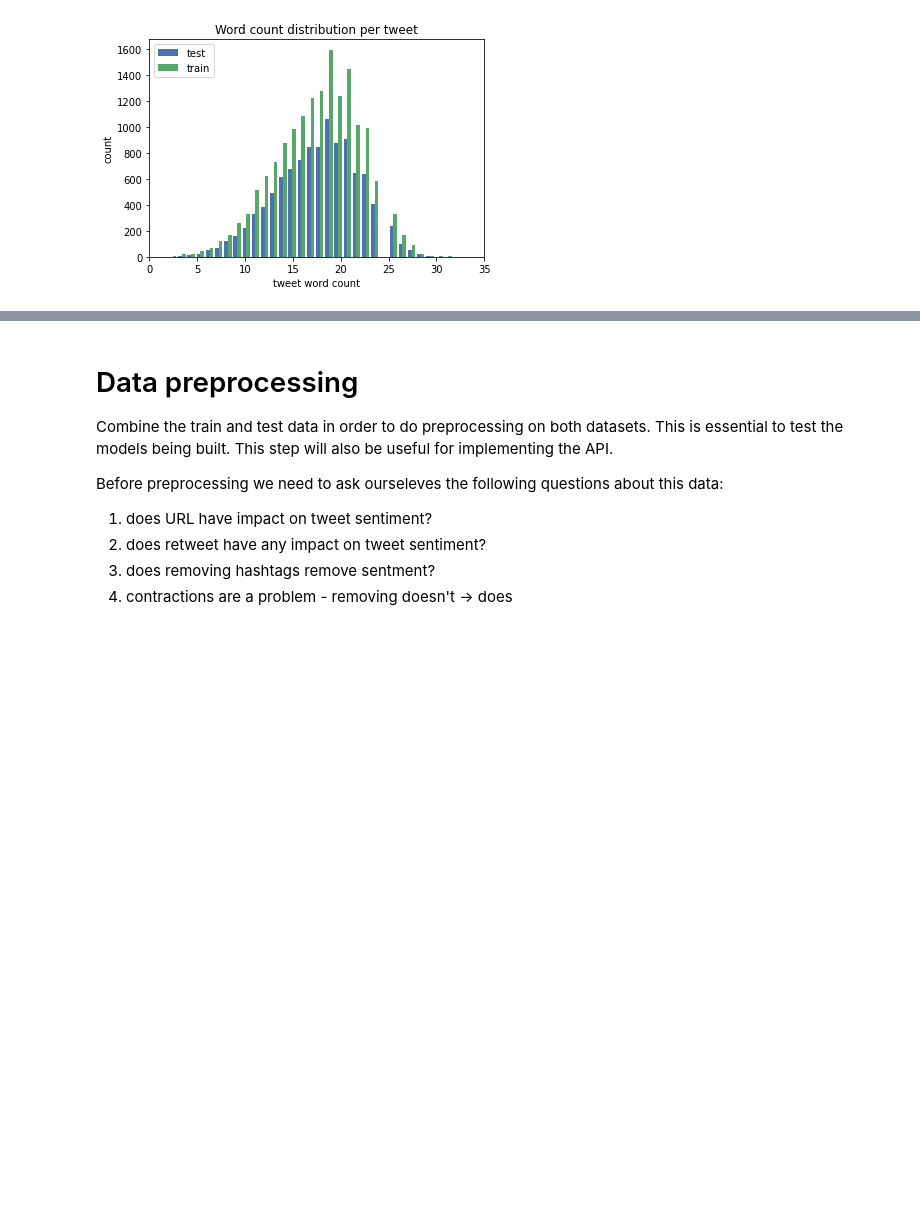
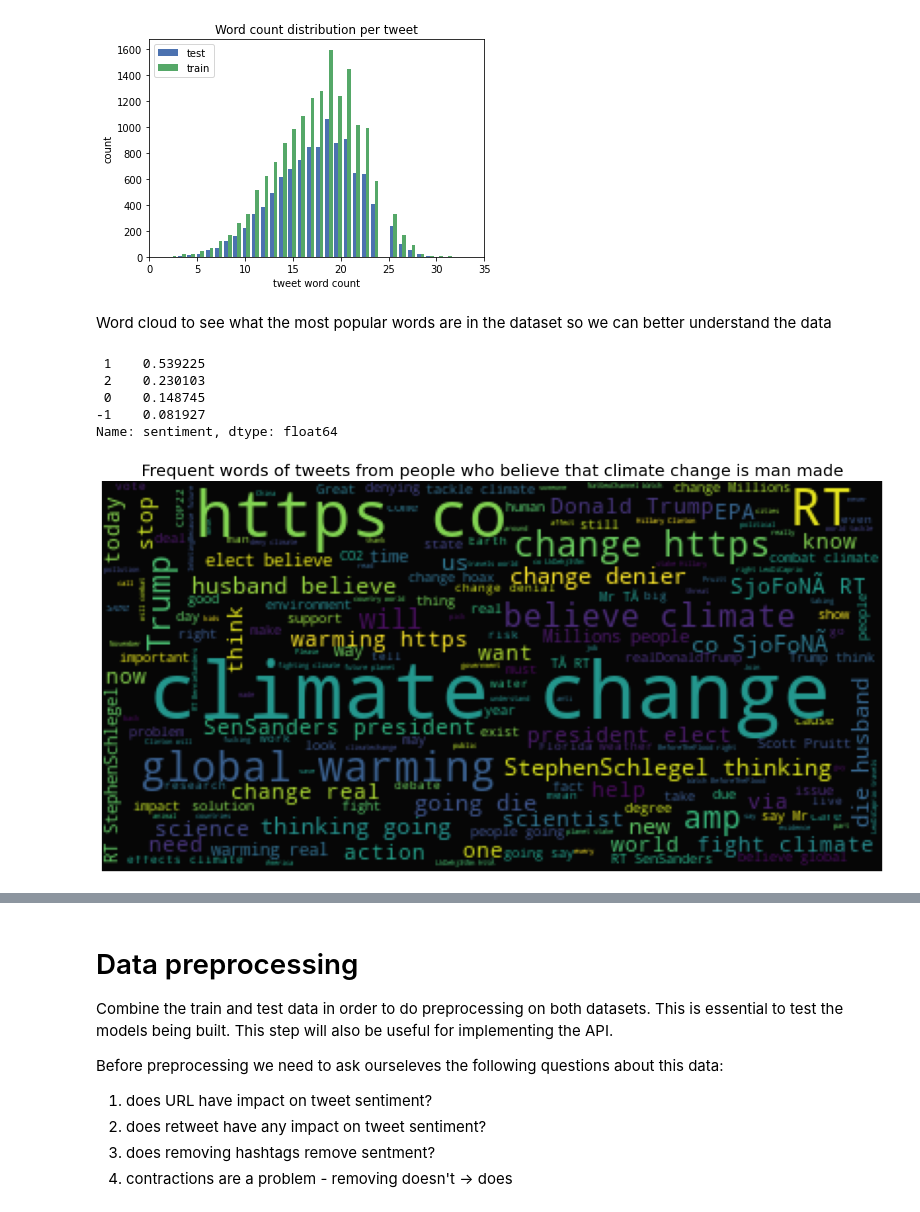
Before and after one commit to monicafar147/classification-predict-streamlit-template, a Jupyter notebook: climate_change.ipynb, the cells around one changed output, grey strips where cells are left out. Drawn from its saved outputs; the diff is of its cells as text; code cells hidden in the pictures; blank space fills up the shorter version.

Commit message:
Added the word clouds zizipho did into the EDA section

```diff
--- a/climate_change.ipynb
+++ b/climate_change.ipynb
@@ -107,3 +110,25 @@ plt.xlim([0,35])
 plt.show()
 # %% [output]
 [figure]
+# %% [markdown]
+Word cloud to see what the most popular words are in the dataset so we can better understand the data
+# %%
+train['sentiment'].value_counts(normalize=True)
+# %% [output]
+ 1    0.539225
+ 2    0.230103
+ 0    0.148745
+-1    0.081927
+Name: sentiment, dtype: float64
+# %%
+rnd_comments = train[train['sentiment']==1].sample(n=2000)['message'].values
+wc = WordCloud(background_color='black', max_words=2000, stopwords=STOPWORDS)
+wc.generate(''.join(rnd_comments))
+
+plt.figure(figsize=(17,10))
+plt.axis('off')
+plt.title('Frequent words of tweets from people who believe that climate change is man made', fontsize=20)
+plt.imshow(wc.recolor(colormap='viridis', random_state=17), alpha=0.98)
+plt.show()
+# %% [output]
+[figure, added]
```
Also changed, not shown: parts of 12 cells of this notebook.
